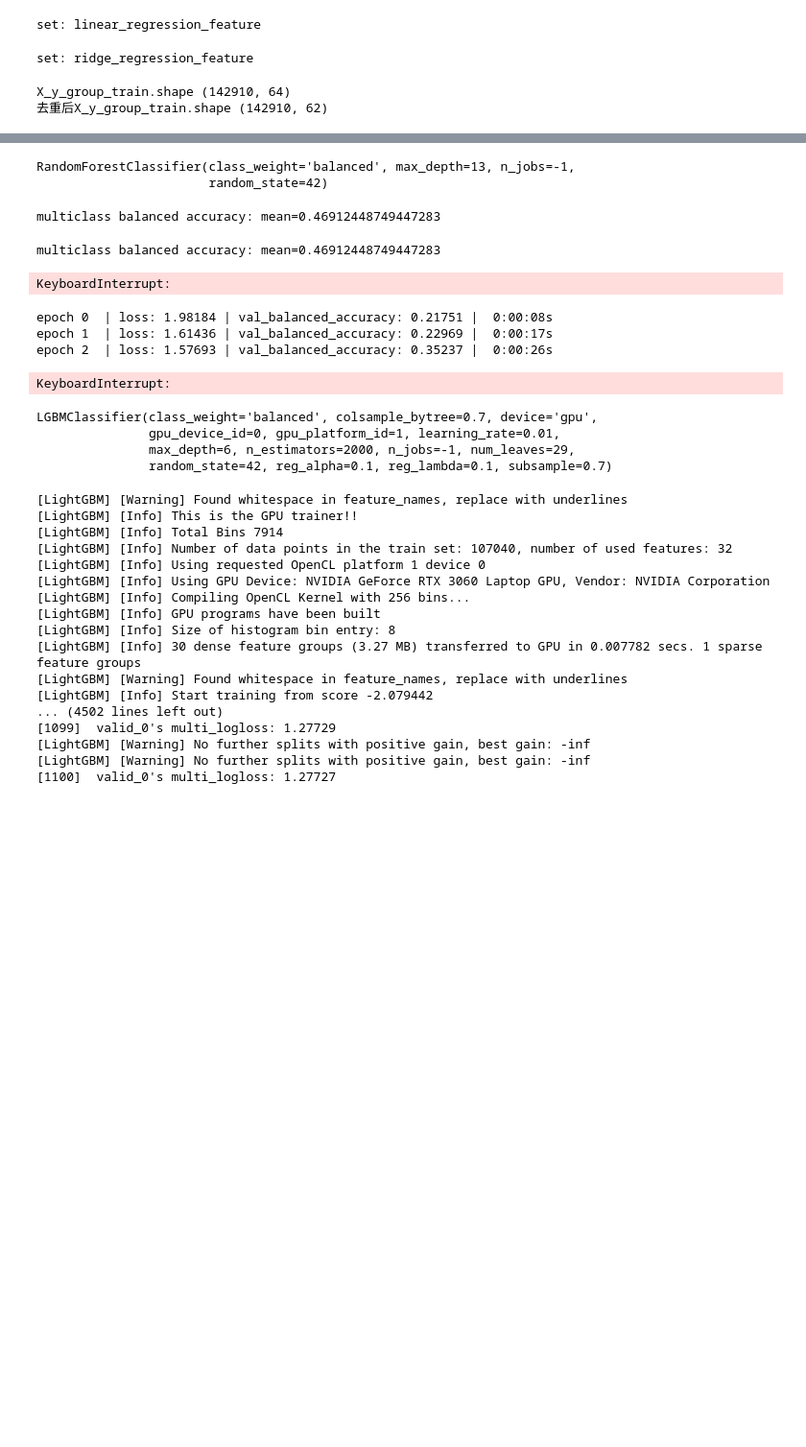
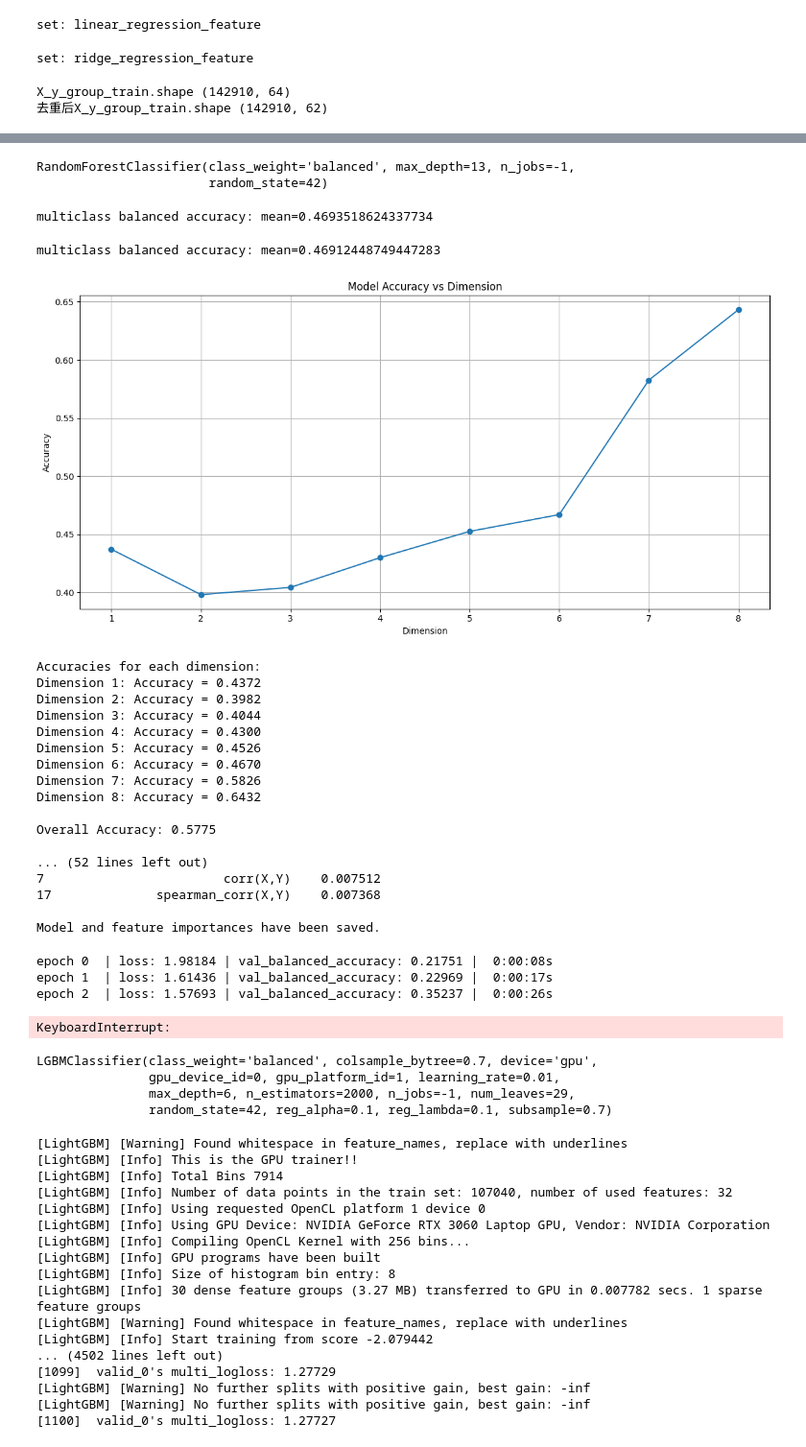
Before and after one commit to Ori-Replication/ADIA-Lab-Causal-Discovery, a Jupyter notebook: improve_supervised_baseline.ipynb, the cells around one changed output, grey strips where cells are left out. Shown: that part at 96% size. Drawn from its saved outputs; the diff is of its cells as text; code cells hidden in the pictures; blank space fills up the shorter version.

```diff
--- a/improve_supervised_baseline.ipynb
+++ b/improve_supervised_baseline.ipynb
@@ -883,6 +867,8 @@ X_y_group_train.shape (142910, 64)
 去重后X_y_group_train.shape (142910, 62)
 # %%
 X_y_group_train.to_csv('./mid_data/X_y_group_train_updated_v8.3.csv', index=False)
+# %%
+X_y_group_train = pd.read_csv('./mid_data/X_y_group_train_updated_v8.3.csv')
 # %%
 def remove_outliers(df, columns, threshold=3):
     z_scores = np.abs(stats.zscore(df[columns]))
@@ -892,14 +878,17 @@ def remove_outliers(df, columns, threshold=3):
     df_cleaned.drop(columns=['z_score_max', 'is_outlier'], inplace=True)
     return df_cleaned
 # %%
-X_y_group_train = remove_outliers(X_y_group_train, ['corr(v,X)', 'corr(v,Y)', 'ttest(v,X)', 'ttest(v,Y)'])
+# X_y_group_train = remove_outliers(X_y_group_train, ['corr(v,X)', 'corr(v,Y)', 'ttest(v,X)', 'ttest(v,Y)']) 不需要去除outliers了
 print("Adding numeric labels y")
 le = LabelEncoder()
 X_y_group_train["y"] = le.fit_transform(X_y_group_train["label"])
 # reordering columns:
 X_y_group_train = X_y_group_train[["dataset", "variable"] + X_y_group_train.columns.drop(["dataset", "variable", "label", "y"]).tolist() + ["label", "y"]]
+
+
 blacklist = ["ttest(v,X)", "pvalue(ttest(v,X))<=0.05", "ttest(v,Y)", "pvalue(ttest(v,Y))<=0.05", "ttest(X,Y)", "pvalue(ttest(X,Y))<=0.05"]
-X_y_group_train = X_y_group_train.drop(columns=blacklist)
+columns_to_drop = [col for col in blacklist if col in X_y_group_train.columns]
+X_y_group_train = X_y_group_train.drop(columns=columns_to_drop)
 
 display(X_y_group_train)
 
@@ -948,4 +937,4 @@ print(f"multiclass balanced accuracy: mean={results.mean()}")
 # %% [output]
 RandomForestClassifier(class_weight='balanced', max_depth=13, n_jobs=-1,
                        random_state=42)
-multiclass balanced accuracy: mean=0.46912448749447283
+multiclass balanced accuracy: mean=0.4693518624337734
@@ -989,35 +1021,52 @@ plt.xlabel('Dimension')
 plt.ylabel('Accuracy')
 plt.title('Model Accuracy vs Dimension')
 plt.grid(True)
 plt.xticks(dimensions)  # Ensure all dimensions are shown on x-axis
 plt.tight_layout()
 plt.show()
 
 # Print accuracies
 print("Accuracies for each dimension:")
 for dim, acc in zip(dimensions, accuracies):
     print(f"Dimension {dim}: Accuracy = {acc:.4f}")
 
 # Calculate and print overall accuracy
 overall_accuracy = accuracy_score(y_test, y_pred)
 print(f"\nOverall Accuracy: {overall_accuracy:.4f}")
 
 # Get feature importances
 importances = model.feature_importances_
 feature_importances = pd.DataFrame({'feature': X_train.columns, 'importance': importances})
 feature_importances = feature_importances.sort_values('importance', ascending=False)
 
 # Display top 20 most important features
 print("\nTop 20 most important features:")
 print(feature_importances)
 
 # Save the model
 import joblib
-joblib.dump(model, './resources/random_forest_model.joblib')
+joblib.dump(model, './resources/random_forest_model_v1.joblib')
 
 print("\nModel and feature importances have been saved.")
 # %% [output]
+[figure, added]
-KeyboardInterrupt:
+Accuracies for each dimension:
+Dimension 1: Accuracy = 0.4372
+Dimension 2: Accuracy = 0.3982
+Dimension 3: Accuracy = 0.4044
+Dimension 4: Accuracy = 0.4300
+Dimension 5: Accuracy = 0.4526
+Dimension 6: Accuracy = 0.4670
+Dimension 7: Accuracy = 0.5826
+Dimension 8: Accuracy = 0.6432
+
+Overall Accuracy: 0.5775
+
+... (52 lines left out)
+7                        corr(X,Y)    0.007512
+17              spearman_corr(X,Y)    0.007368
+
+Model and feature importances have been saved.
 # %%
 import numpy as np
 import pandas as pd
```
Also changed, not shown: parts of 3 cells of this notebook, 7 other files.
